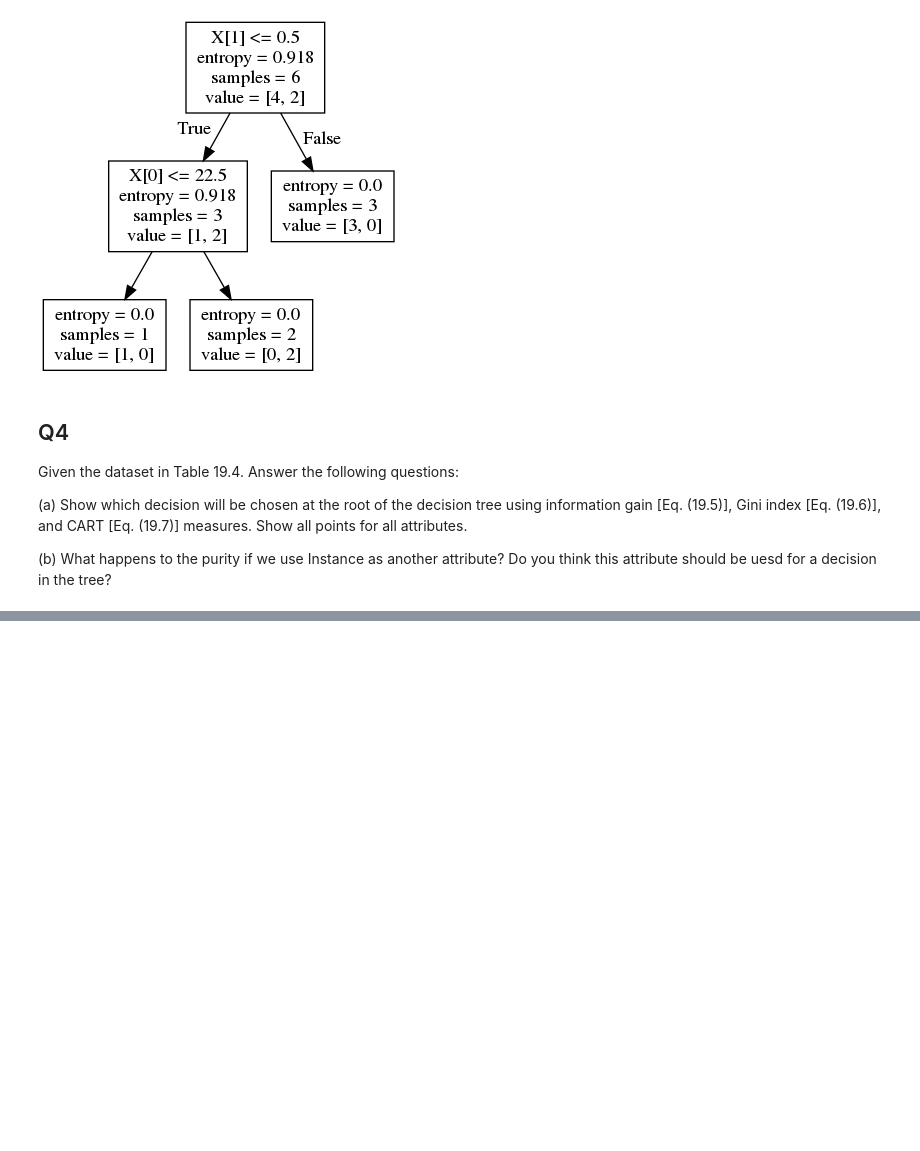
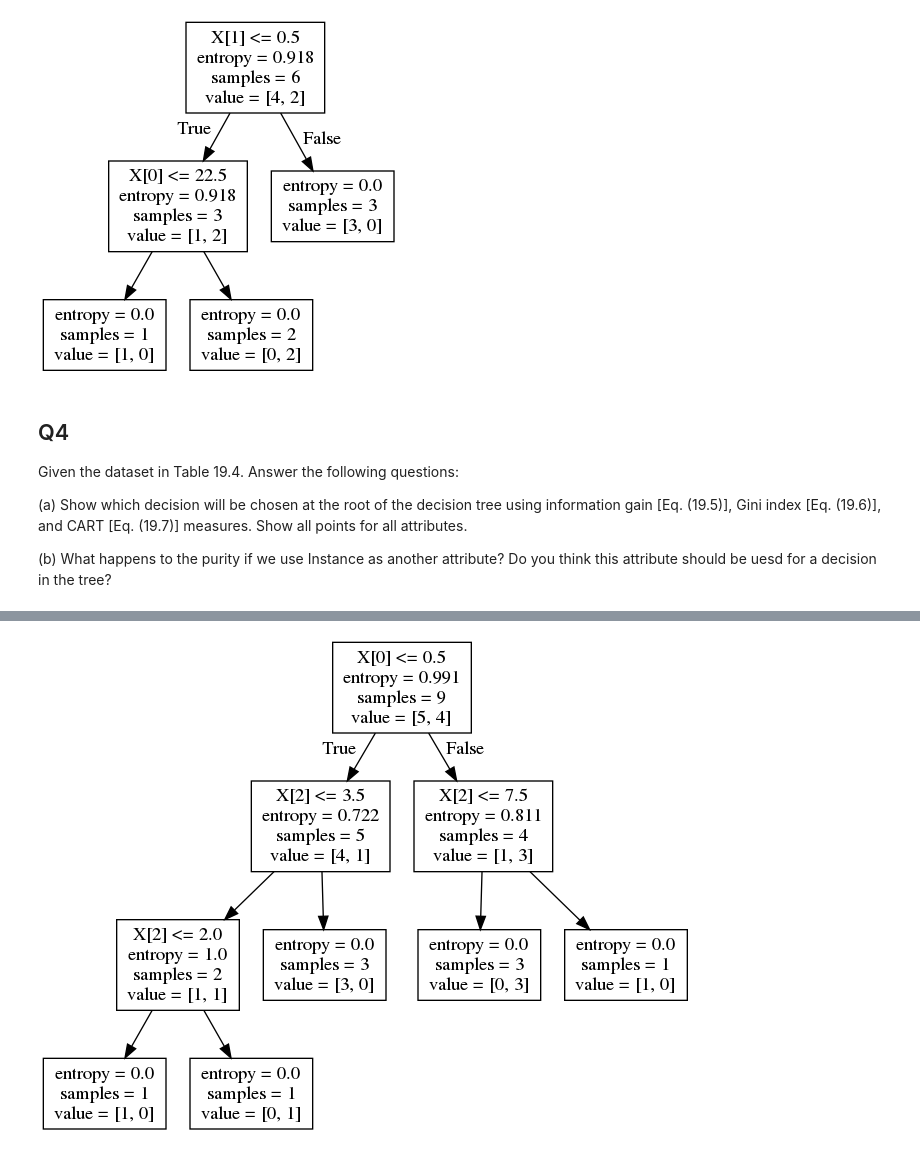
Before and after one commit to TatsukiSerizawa/lecture, a Jupyter notebook: intelliDevelop/homework5.ipynb, the cells around one changed output, grey strips where cells are left out. Cells and saved outputs as stored; diff of their text form; code cells hidden in the pictures; blank space fills up the shorter version.

```diff
--- a/intelliDevelop/homework5.ipynb
+++ b/intelliDevelop/homework5.ipynb
@@ -71,3 +77,6 @@ Given the dataset in Table 19.4. Answer the following questions:
 (a) Show which decision will be chosen at the root of the decision tree using information gain [Eq. (19.5)], Gini index [Eq. (19.6)], and CART [Eq. (19.7)] measures. Show all points for all attributes.
 
 (b) What happens to the purity if we use Instance as another attribute? Do you think this attribute should be uesd for a decision in the tree?
+# %%
+df4 = pd.read_csv("../data/dataForQ2.csv")
+df4
@@ -73,0 +94,6 @@ Given the dataset in Table 19.4. Answer the following questions:
+# %%
+labels = ["a1", "a2", "Class"]
+
+for label in labels:
+    df4[label] = LE.fit_transform(df4[label])
+df4
@@ -73,0 +111,13 @@ Given the dataset in Table 19.4. Answer the following questions:
+# %%
+x4 = np.array(df4[['a1', 'a2', 'a3']])
+y4 = np.array(df4['Class'])
+# %%
+clf4 = tree.DecisionTreeClassifier(criterion='entropy')
+clf4 = clf4.fit(x4, y4)
+# %%
+dot_data = StringIO()
+tree.export_graphviz(clf4, out_file=dot_data)
+graph = pydotplus.graph_from_dot_data(dot_data.getvalue())
+Image(graph.create_png())
+# %% [output]
+[figure, added]
```
Also changed, not shown: parts of 7 cells of this notebook.
